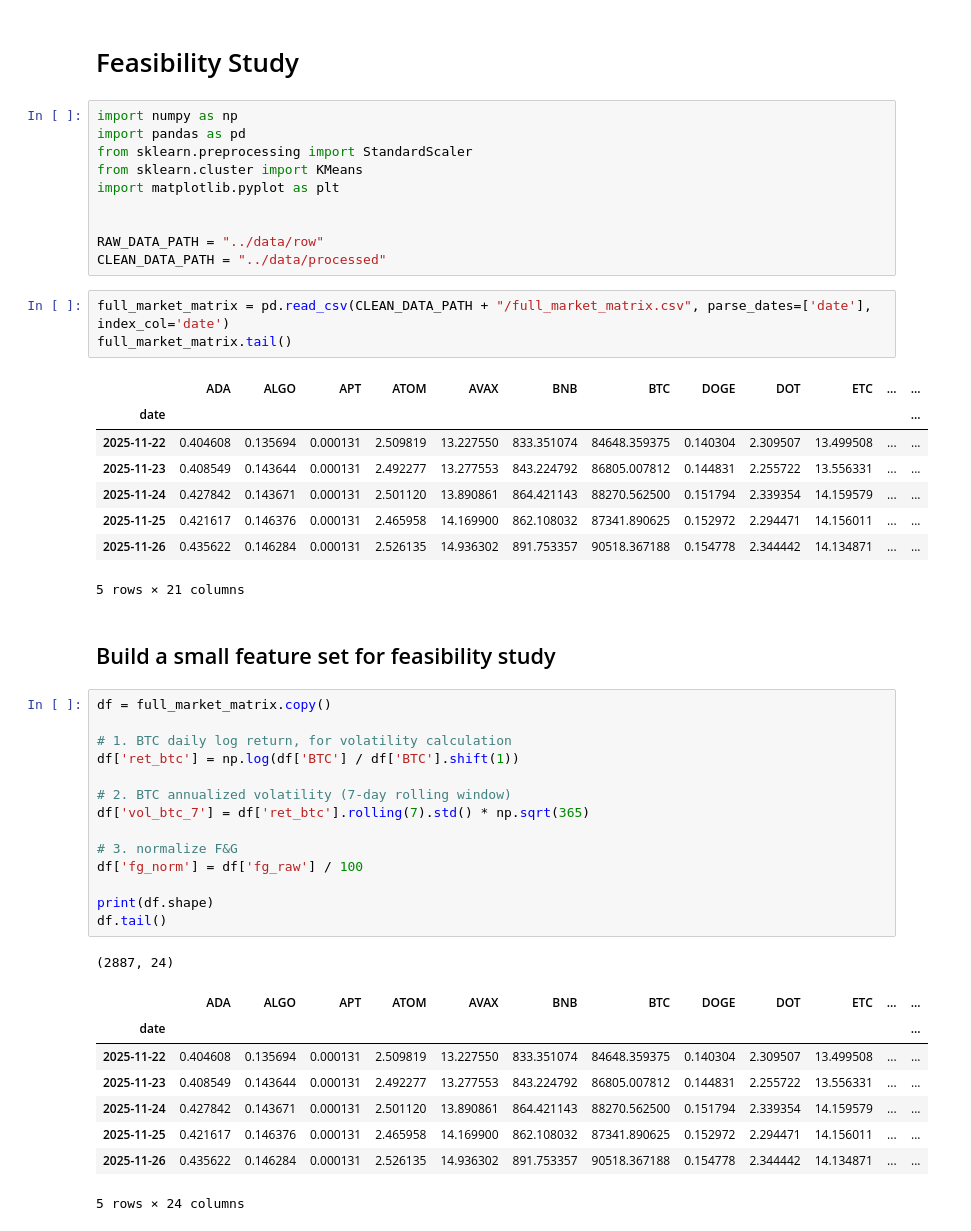
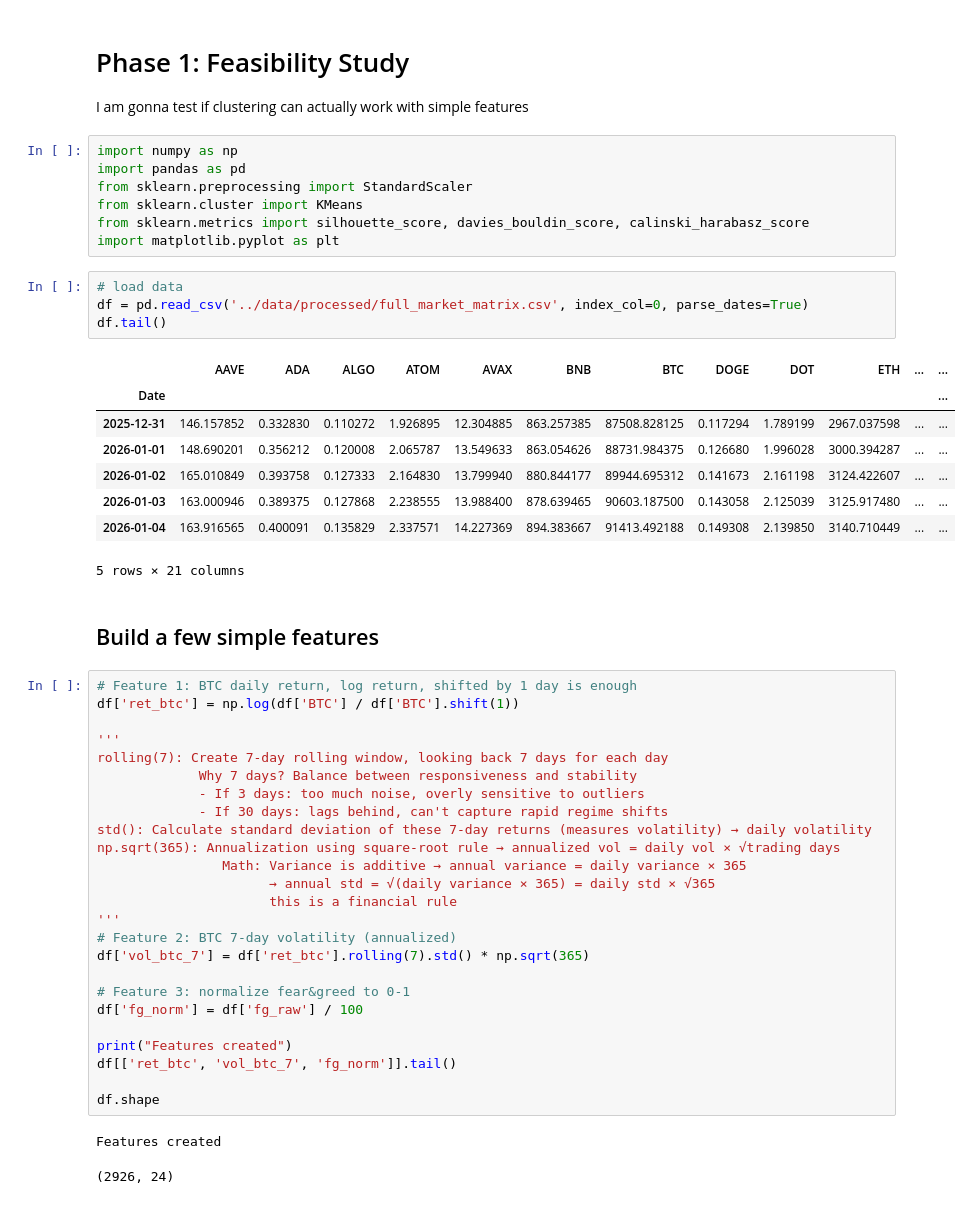
Before and after one commit to liyouqi/market-regime-identification, a Jupyter notebook: notebooks/02_feasible_study.ipynb, the cells around one changed output. Drawn from its saved outputs; the diff is of its cells as text.

```diff
--- a/notebooks/02_feasible_study.ipynb
+++ b/notebooks/02_feasible_study.ipynb
@@ -1,51 +1,55 @@
 # %% [markdown]
-# Feasibility Study
+# Phase 1: Feasibility Study
+
+I am gonna test if clustering can actually work with simple features
 # %%
 import numpy as np
 import pandas as pd
 from sklearn.preprocessing import StandardScaler
 from sklearn.cluster import KMeans
+from sklearn.metrics import silhouette_score, davies_bouldin_score, calinski_harabasz_score
 import matplotlib.pyplot as plt
-
-
-RAW_DATA_PATH = "../data/row"
-CLEAN_DATA_PATH = "../data/processed"
 # %%
-full_market_matrix = pd.read_csv(CLEAN_DATA_PATH + "/full_market_matrix.csv", parse_dates=['date'], index_col='date')
-full_market_matrix.tail()
+# load data
+df = pd.read_csv('../data/processed/full_market_matrix.csv', index_col=0, parse_dates=True)
+df.tail()
 # %% [output]
-|  | ADA | ALGO | APT | ATOM | AVAX | BNB | BTC | DOGE | DOT | ETC | ... | ... |
-| date |  |  |  |  |  |  |  |  |  |  |  | ... |
-| 2025-11-22 | 0.404608 | 0.135694 | 0.000131 | 2.509819 | 13.227550 | 833.351074 | 84648.359375 | 0.140304 | 2.309507 | 13.499508 | ... | ... |
-| 2025-11-23 | 0.408549 | 0.143644 | 0.000131 | 2.492277 | 13.277553 | 843.224792 | 86805.007812 | 0.144831 | 2.255722 | 13.556331 | ... | ... |
-| 2025-11-24 | 0.427842 | 0.143671 | 0.000131 | 2.501120 | 13.890861 | 864.421143 | 88270.562500 | 0.151794 | 2.339354 | 14.159579 | ... | ... |
-| 2025-11-25 | 0.421617 | 0.146376 | 0.000131 | 2.465958 | 14.169900 | 862.108032 | 87341.890625 | 0.152972 | 2.294471 | 14.156011 | ... | ... |
-| 2025-11-26 | 0.435622 | 0.146284 | 0.000131 | 2.526135 | 14.936302 | 891.753357 | 90518.367188 | 0.154778 | 2.344442 | 14.134871 | ... | ... |
+|  | AAVE | ADA | ALGO | ATOM | AVAX | BNB | BTC | DOGE | DOT | ETH | ... | ... |
+| Date |  |  |  |  |  |  |  |  |  |  |  | ... |
+| 2025-12-31 | 146.157852 | 0.332830 | 0.110272 | 1.926895 | 12.304885 | 863.257385 | 87508.828125 | 0.117294 | 1.789199 | 2967.037598 | ... | ... |
+| 2026-01-01 | 148.690201 | 0.356212 | 0.120008 | 2.065787 | 13.549633 | 863.054626 | 88731.984375 | 0.126680 | 1.996028 | 3000.394287 | ... | ... |
+| 2026-01-02 | 165.010849 | 0.393758 | 0.127333 | 2.164830 | 13.799940 | 880.844177 | 89944.695312 | 0.141673 | 2.161198 | 3124.422607 | ... | ... |
+| 2026-01-03 | 163.000946 | 0.389375 | 0.127868 | 2.238555 | 13.988400 | 878.639465 | 90603.187500 | 0.143058 | 2.125039 | 3125.917480 | ... | ... |
+| 2026-01-04 | 163.916565 | 0.400091 | 0.135829 | 2.337571 | 14.227369 | 894.383667 | 91413.492188 | 0.149308 | 2.139850 | 3140.710449 | ... | ... |
 5 rows × 21 columns
 # %% [markdown]
-## Build a small feature set for feasibility study
+## Build a few simple features
 # %%
-df = full_market_matrix.copy()
-
-# 1. BTC daily log return, for volatility calculation
+# Feature 1: BTC daily return, log return, shifted by 1 day is enough
 df['ret_btc'] = np.log(df['BTC'] / df['BTC'].shift(1))
 
-# 2. BTC annualized volatility (7-day rolling window)
+'''
+rolling(7): Create 7-day rolling window, looking back 7 days for each day
+             Why 7 days? Balance between responsiveness and stability
+             - If 3 days: too much noise, overly sensitive to outliers
+             - If 30 days: lags behind, can't capture rapid regime shifts
+std(): Calculate standard deviation of these 7-day returns (measures volatility) → daily volatility
+np.sqrt(365): Annualization using square-root rule → annualized vol = daily vol × √trading days
+                Math: Variance is additive → annual variance = daily variance × 365
+                      → annual std = √(daily variance × 365) = daily std × √365
+                      this is a financial rule
+'''
+# Feature 2: BTC 7-day volatility (annualized)
 df['vol_btc_7'] = df['ret_btc'].rolling(7).std() * np.sqrt(365)
 
-# 3. normalize F&G
+# Feature 3: normalize fear&greed to 0-1
 df['fg_norm'] = df['fg_raw'] / 100
 
-print(df.shape)
-df.tail()
+print("Features created")
+df[['ret_btc', 'vol_btc_7', 'fg_norm']].tail()
+
+df.shape
 # %% [output]
-(2887, 24)
+Features created
-|  | ADA | ALGO | APT | ATOM | AVAX | BNB | BTC | DOGE | DOT | ETC | ... | ... |
-| date |  |  |  |  |  |  |  |  |  |  |  | ... |
-| 2025-11-22 | 0.404608 | 0.135694 | 0.000131 | 2.509819 | 13.227550 | 833.351074 | 84648.359375 | 0.140304 | 2.309507 | 13.499508 | ... | ... |
-| 2025-11-23 | 0.408549 | 0.143644 | 0.000131 | 2.492277 | 13.277553 | 843.224792 | 86805.007812 | 0.144831 | 2.255722 | 13.556331 | ... | ... |
-| 2025-11-24 | 0.427842 | 0.143671 | 0.000131 | 2.501120 | 13.890861 | 864.421143 | 88270.562500 | 0.151794 | 2.339354 | 14.159579 | ... | ... |
-| 2025-11-25 | 0.421617 | 0.146376 | 0.000131 | 2.465958 | 14.169900 | 862.108032 | 87341.890625 | 0.152972 | 2.294471 | 14.156011 | ... | ... |
-| 2025-11-26 | 0.435622 | 0.146284 | 0.000131 | 2.526135 | 14.936302 | 891.753357 | 90518.367188 | 0.154778 | 2.344442 | 14.134871 | ... | ... |
-5 rows × 24 columns
+(2926, 24)
 # %%
```
Also changed, not shown: parts of 21 cells of this notebook, 4 other files.
